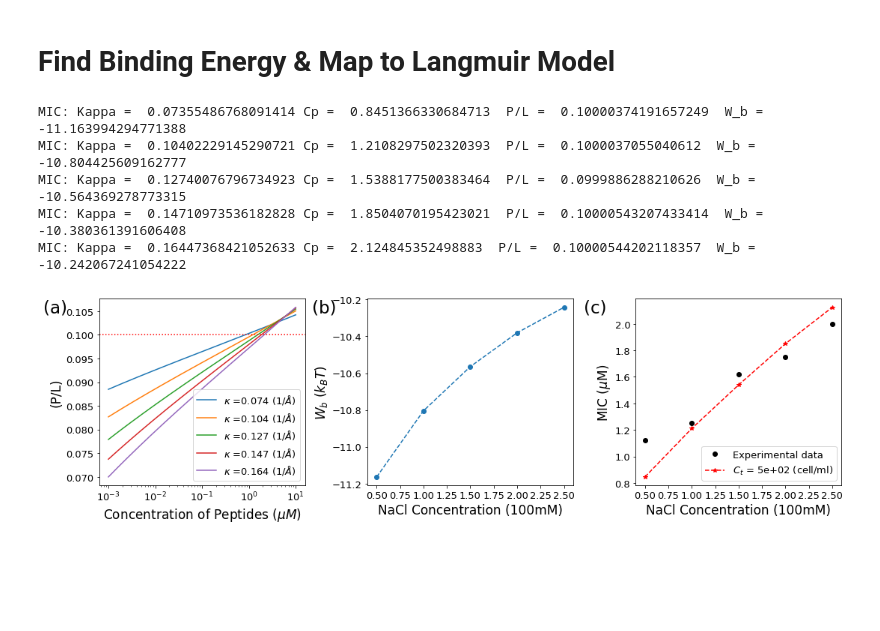
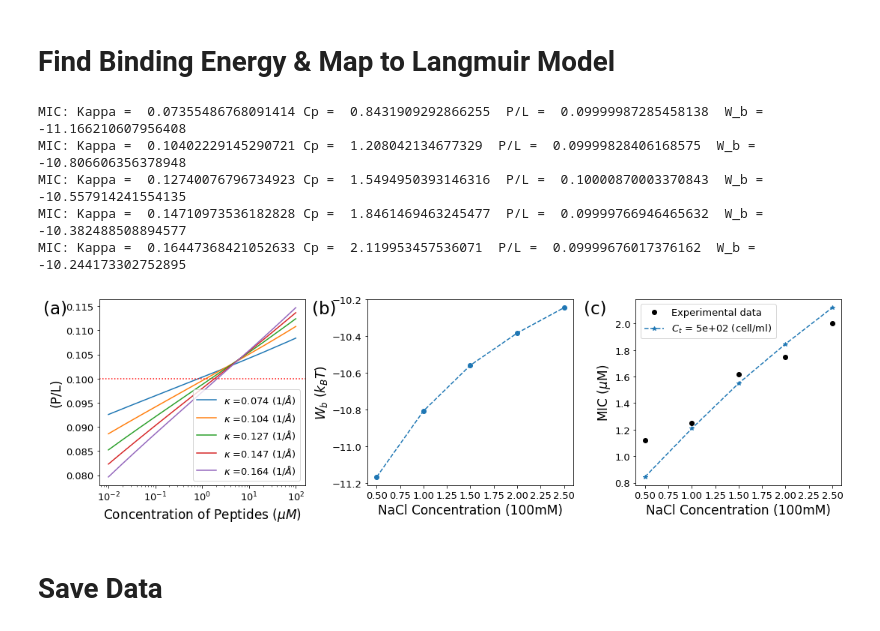
Before and after one commit to Suemin-Lee/MIC_Salt_dependent, a Jupyter notebook: Electrostatic_Energy_Minimization.ipynb, the cells around one changed output. Drawn from its saved outputs; the diff is of its cells as text; code cells hidden in the pictures; blank space fills up the shorter version.

```diff
--- a/Electrostatic_Energy_Minimization.ipynb
+++ b/Electrostatic_Energy_Minimization.ipynb
@@ -129,9 +148,11 @@ def binding_E_wB(MIC ,CB, P_LI):
 BE_wB   = []
 MIC_save = {'kappa': [], 'Cp':[],'Ct':[], 'P/L':[],'W_b':[]}
 
-Cp_range = np.logspace(-3,1, num=1000) #Bulk concentration range
+Cp_range = np.logspace(-2,2, num=1000) #Bulk concentration range
 PL_B = 0.1
 X0 = 0.001
+
+P_L_list =[]
 
 plt.figure(figsize=(15,4.5))#,dpi=1500)
 ax1 = plt.subplot(1,3,1)
@@ -157,6 +178,7 @@ for kappa in kappa_range:
     MIC_save['W_b'].append(W_b)
 
     plt.plot(Cp_range,P_LI,label=r'$\kappa$ =%1.3f $(1/{\AA})$'%kappa)
+    P_L_list.append(P_LI)
 plt.xscale('log')
 plt.axhline(y=PL_B, color='r', linestyle=':')
 plt.ylabel('(P/L)', fontsize = 17)
@@ -167,7 +189,7 @@ plt.yticks(fontsize= 13)
 plt.text(-0.27,.925,"(a)",fontsize=23, transform=ax1.transAxes)
 
 ax2 = plt.subplot(1,3,2)
-plt.plot(NaCl_initial,BE_wB,'--o')
+plt.plot(NaCl_initial,BE_wB,'--o')#,color=cycle[1])
 plt.xlabel('NaCl Concentration (100mM)' , fontsize = 17)
 plt.ylabel('$W_b$ $(k_B T)$',fontsize = 17)
 plt.text(-0.27,.925,"(b)",fontsize=23, transform=ax2.transAxes)
@@ -188,39 +210,43 @@ At = 12*10**8 #Ah and Ab
 avo_con = 6.023*10**23 #Avogadro constant ==> 6.022 × 10^23 mol^(-1)
 mu_M_unit = 10**-6*avo_con *10**-27
 unit =10**-24 #(unit conversion)
 
 def MIC_non_competitive_membrane(CB, w_B, PL_B):
 
     MIC_0 = 1/v_p* A_B/a_B * PL_B /(1-  A_B/a_B * PL_B)*(np.exp(w_B))
     eq1   = (PL_B*At/a_B ) *CB*unit +  MIC_0
     Cp    = eq1/mu_M_unit
 
     return Cp
 
 # Combine Sattar's Data with different salt concentrations:
 ax3 = plt.subplot(1,3,3)
 
 plt.plot(NaCl,MIC_NaCl,'o',label='Experimental data',color='k')
 
 CB_range = [5*10**(i) for i in range(2,3,2)]
-for CB in CB_range:
+for j,CB in enumerate(CB_range):
     MIC_values=[]
     for i, w_B in enumerate(MIC_save['W_b']):
         MIC_values.append(MIC_non_competitive_membrane(CB,w_B,PL_B))
-    plt.plot(NaCl_initial, MIC_values,'--',label=r'$C_t$ = %1.0e (cell/ml)'%(CB), marker='*',color='red')
+    plt.plot(NaCl_initial, MIC_values,'--',label=r'$C_t$ = %1.0e (cell/ml)'%(CB), marker='*')#,color=cycle[j+1])#),color='red')
     plt.xlabel('NaCl Concentration (100mM)' , fontsize = 17)
     plt.ylabel('MIC ($\mu$M)', fontsize = 17)
     plt.xticks(fontsize=13)
     plt.yticks(fontsize=13)
-plt.legend( fontsize = 13,loc='lower right')
+plt.legend( fontsize = 13,loc='best')
+# plt.legend( fontsize = 13, bbox_to_anchor=(0.1, 0.1))
+
 plt.text(-0.25,.925,"(c)",fontsize=23, transform=ax3.transAxes)
 
 plt.tight_layout()
 plt.savefig('plots/'+('Outer_layer_PL_01_minimization')+'.pdf',bbox_inches='tight')
 # %% [output]
-MIC: Kappa =  0.07355486768091414 Cp =  0.8451366330684713  P/L =  0.10000374191657249  W_b =  -11.163994294771388
-MIC: Kappa =  0.10402229145290721 Cp =  1.2108297502320393  P/L =  0.1000037055040612  W_b =  -10.804425609162777
-MIC: Kappa =  0.12740076796734923 Cp =  1.5388177500383464  P/L =  0.0999886288210626  W_b =  -10.564369278773315
-MIC: Kappa =  0.14710973536182828 Cp =  1.8504070195423021  P/L =  0.10000543207433414  W_b =  -10.380361391606408
-MIC: Kappa =  0.16447368421052633 Cp =  2.124845352498883  P/L =  0.10000544202118357  W_b =  -10.242067241054222
+MIC: Kappa =  0.07355486768091414 Cp =  0.8431909292866255  P/L =  0.09999987285458138  W_b =  -11.166210607956408
+MIC: Kappa =  0.10402229145290721 Cp =  1.208042134677329  P/L =  0.09999828406168575  W_b =  -10.806606356378948
+MIC: Kappa =  0.12740076796734923 Cp =  1.5494950393146316  P/L =  0.10000870003370843  W_b =  -10.557914241554135
+MIC: Kappa =  0.14710973536182828 Cp =  1.8461469463245477  P/L =  0.09999766946465632  W_b =  -10.382488508894577
+MIC: Kappa =  0.16447368421052633 Cp =  2.119953457536071  P/L =  0.09999676017376162  W_b =  -10.244173302752895
-[figure, old version]
+[figure, new version]
+# %% [markdown]
+# Save Data
```
Also changed, not shown: parts of 6 cells of this notebook, 32 other files.
